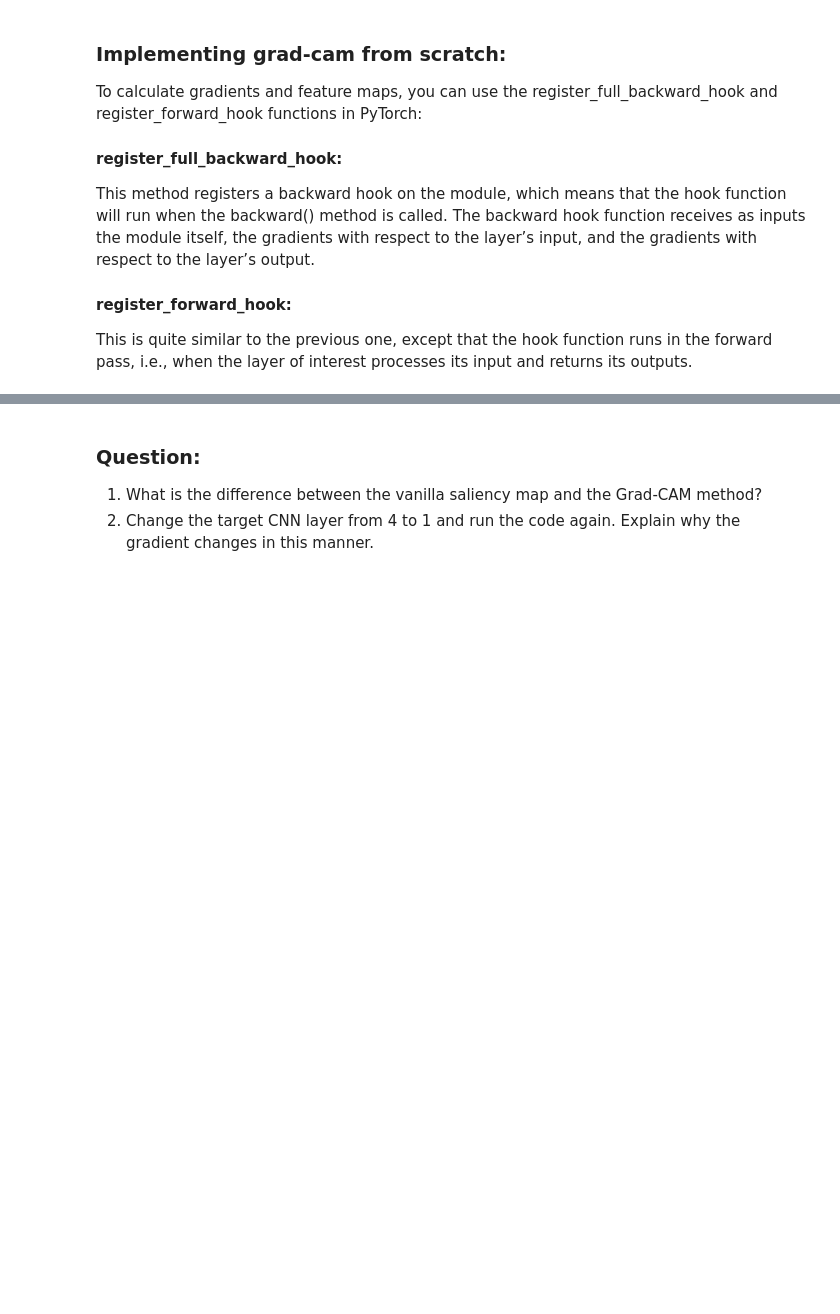
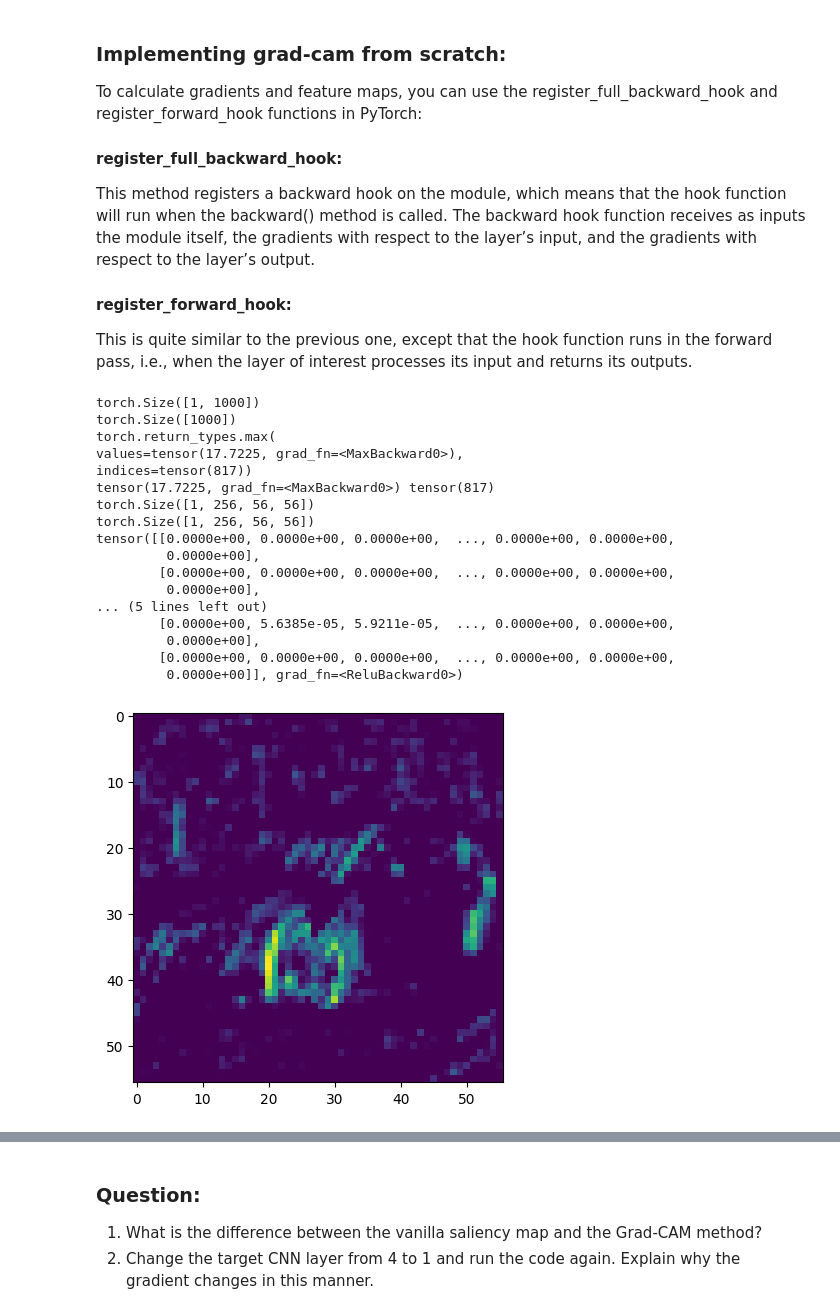
Before and after one commit to luimui/SS24-ExplainableAI, a Jupyter notebook: exercise9.ipynb, the cells around one changed output, grey strips where cells are left out. Cells and saved outputs as stored; diff of their text form; code cells hidden in the pictures; blank space fills up the shorter version.

```diff
--- a/exercise9.ipynb
+++ b/exercise9.ipynb
@@ -101,35 +143,77 @@ def backward_hook(module, grad_input, grad_output):
 
 def forward_hook(module, args, output):
   global activations
   activations = output
 
 
 test_image = preprocess_image("car1.jpg")
 
 #########################
 # TODO bind your backward_hook and forward_hook to the last element of layer4 of your model
-# for_hook =
-# back_hook =
+for_hook = model.layer1[-1].register_forward_hook(forward_hook)
+
+
+back_hook = model.layer1[-1].register_backward_hook(backward_hook)
+output = model(test_image)
+
+
+print(output.shape)
+print(output[0].shape)
+print(torch.max(output[0], 0))
+
+v, i = torch.max(output[0], 0)
+print(str(v) + ' ' + str(i))
+
+v.backward()
+print(gradients[0].shape)
+print(activations.shape)
+
+gradients_mean = (torch.mean(gradients[0], dim=(0,2,3)))
+wheighed_sum = 0
+for i in range(len(activations[0][:])):
+  activations[:,i,:,:] *= gradients_mean[i]
+sumC= torch.sum(activations,dim=(0,1))
+heatmap = F.relu(sumC)
+print(heatmap)
 ########################
 
 
 #########################
 #TODO calculate the prediction of resnet model for test_image and find max value of score
 # after that call backward() for max value
 # find mean of gradient for each chanels of feature map (the gradients are in gradients)
 # multiply each channel of activation to these mean values and summ all of activation maps
 # feed results into relu function and save result in heatmap
 
 
 # heatmap =
 ##########################
 
 
 
 heatmap /= torch.max(heatmap)
 plt.imshow(heatmap.detach().numpy())
 for_hook.remove()
 back_hook.remove()
+# %% [output]
+torch.Size([1, 1000])
+torch.Size([1000])
+torch.return_types.max(
+values=tensor(17.7225, grad_fn=<MaxBackward0>),
+indices=tensor(817))
+tensor(17.7225, grad_fn=<MaxBackward0>) tensor(817)
+torch.Size([1, 256, 56, 56])
+torch.Size([1, 256, 56, 56])
+tensor([[0.0000e+00, 0.0000e+00, 0.0000e+00,  ..., 0.0000e+00, 0.0000e+00,
+         0.0000e+00],
+        [0.0000e+00, 0.0000e+00, 0.0000e+00,  ..., 0.0000e+00, 0.0000e+00,
+         0.0000e+00],
+... (5 lines left out)
+        [0.0000e+00, 5.6385e-05, 5.9211e-05,  ..., 0.0000e+00, 0.0000e+00,
+         0.0000e+00],
+        [0.0000e+00, 0.0000e+00, 0.0000e+00,  ..., 0.0000e+00, 0.0000e+00,
+         0.0000e+00]], grad_fn=<ReluBackward0>)
+[figure, added]
 # %%
 real_image = inv_normalize(preprocess_image("car1.jpg")[0])
 overlay = to_pil_image(heatmap.detach(), mode='F').resize((224,224), resample=PIL.Image.BICUBIC)
```
Also changed, not shown: parts of 4 cells of this notebook.
